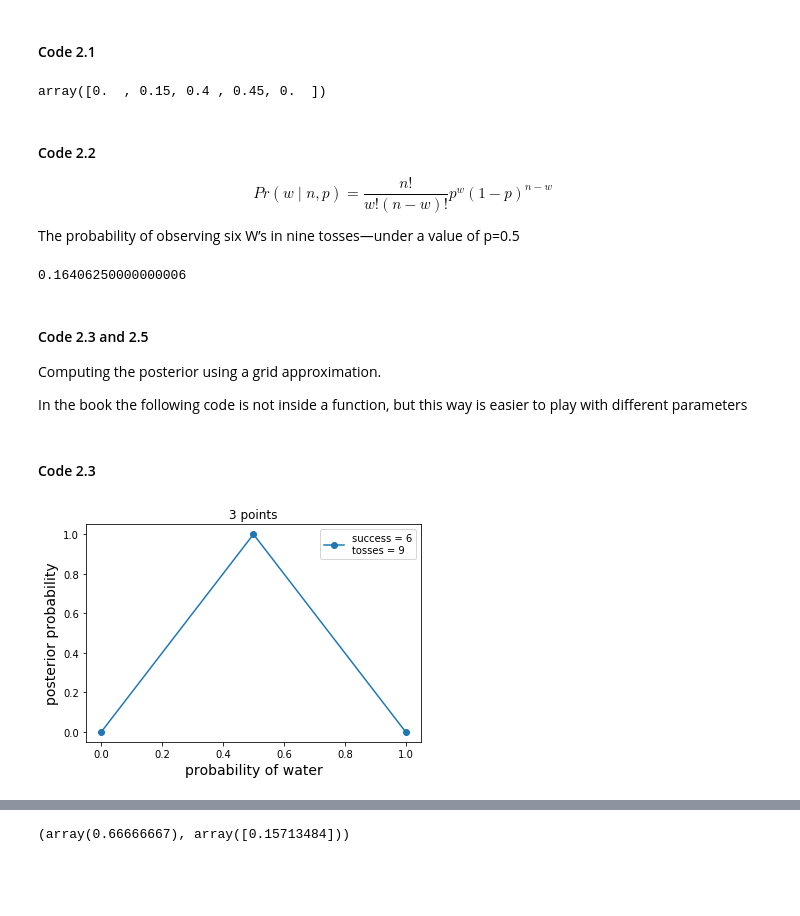
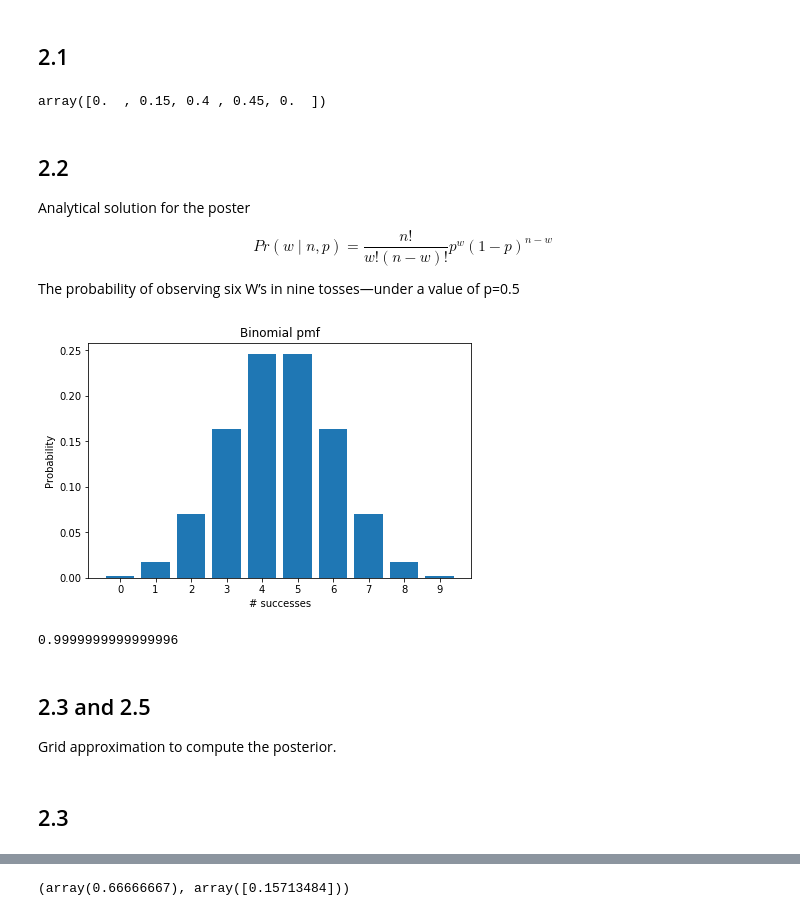
Before and after one commit to David-Loughnane/resources, a Jupyter notebook: Rethinking/Chp_02.ipynb, the cells around one changed output, grey strips where cells are left out. Cells and saved outputs as stored; diff of their text form; code cells hidden in the pictures; blank space fills up the shorter version.

```diff
--- a/Rethinking/Chp_02.ipynb
+++ b/Rethinking/Chp_02.ipynb
@@ -4,27 +6,45 @@ import numpy as np
 import scipy.stats as stats
 import matplotlib.pyplot as plt
 # %% [markdown]
-#### Code 2.1
+## 2.1
 # %%
 ways = np.array([0, 3, 8, 9, 0])
 ways / ways.sum()
 # %% [output]
 array([0.  , 0.15, 0.4 , 0.45, 0.  ])
 # %% [markdown]
-#### Code 2.2
+## 2.2
+
+Analytical solution for the poster
+
 
 $$Pr(w \mid n, p) =  \frac{n!}{w!(n − w)!} p^w (1 − p)^{n−w}$$
 
 
 The probability of observing six W’s in nine tosses—under a value of p=0.5
 # %%
-stats.binom.pmf(6, n=9, p=0.5)
+probabilites = []
+for i in range(10):
+    probabilites.append(stats.binom.pmf(i, n=9, p=0.5))
-# %% [output]
-0.16406250000000006
-# %% [markdown]
-#### Code 2.3 and 2.5
-
-Computing the posterior using a grid approximation.
-
-In the book the following code is not inside a function, but this way is easier to play with different parameters
+# %%
+fig, ax = plt.subplots(1, 1, figsize=(6, 4), constrained_layout=True)
+
+ax.bar(range(10), probabilites)
+plt.xticks(range(10))
+
+ax.set_title('Binomial pmf')
+ax.set_xlabel('# successes')
+ax.set_ylabel('Probability')
+
+plt.show();
+# %% [output]
+[figure, added]
+# %%
+sum(probabilites)
+# %% [output]
+0.9999999999999996
+# %% [markdown]
+## 2.3 and 2.5
+
+Grid approximation to compute the posterior.
 # %%
@@ -49,21 +72,13 @@ def posterior_grid_approx(grid_points=5, k=6, n=9, prior='Uniform', likelihood='
 
     return p_grid, posterior
 # %% [markdown]
-#### Code 2.3
+## 2.3
 # %%
-points = 3
-w, n = 6, 9
-p_grid, posterior = posterior_grid_approx(points, k=w, n=n)
+def plot_grid_approx(points, w, n, ax, *args, ** kwargs):
+    p_grid, posterior = posterior_grid_approx(points, k=w, n=n, *args, ** kwargs)
 
-fig, ax = plt.subplots()
-ax.set_title(f'{points} points')
-ax.set_xlabel('probability of water', fontsize=14)
-ax.set_ylabel('posterior probability', fontsize=14)
+    ax.set_title(f'{points} points')
+    ax.set_xlabel('probability of water', fontsize=14)
+    ax.set_ylabel('posterior probability', fontsize=14)
 
-ax.plot(p_grid, posterior, 'o-', label=f'success = {w}\ntosses = {n}')
-
-ax.legend(loc=0)
-
-plt.show();
+    ax.plot(p_grid, posterior, 'o-', label=f'success = {w}\ntosses = {n}')
-# %% [output]
-[figure, removed]
```
Also changed, not shown: parts of 13 cells of this notebook.
